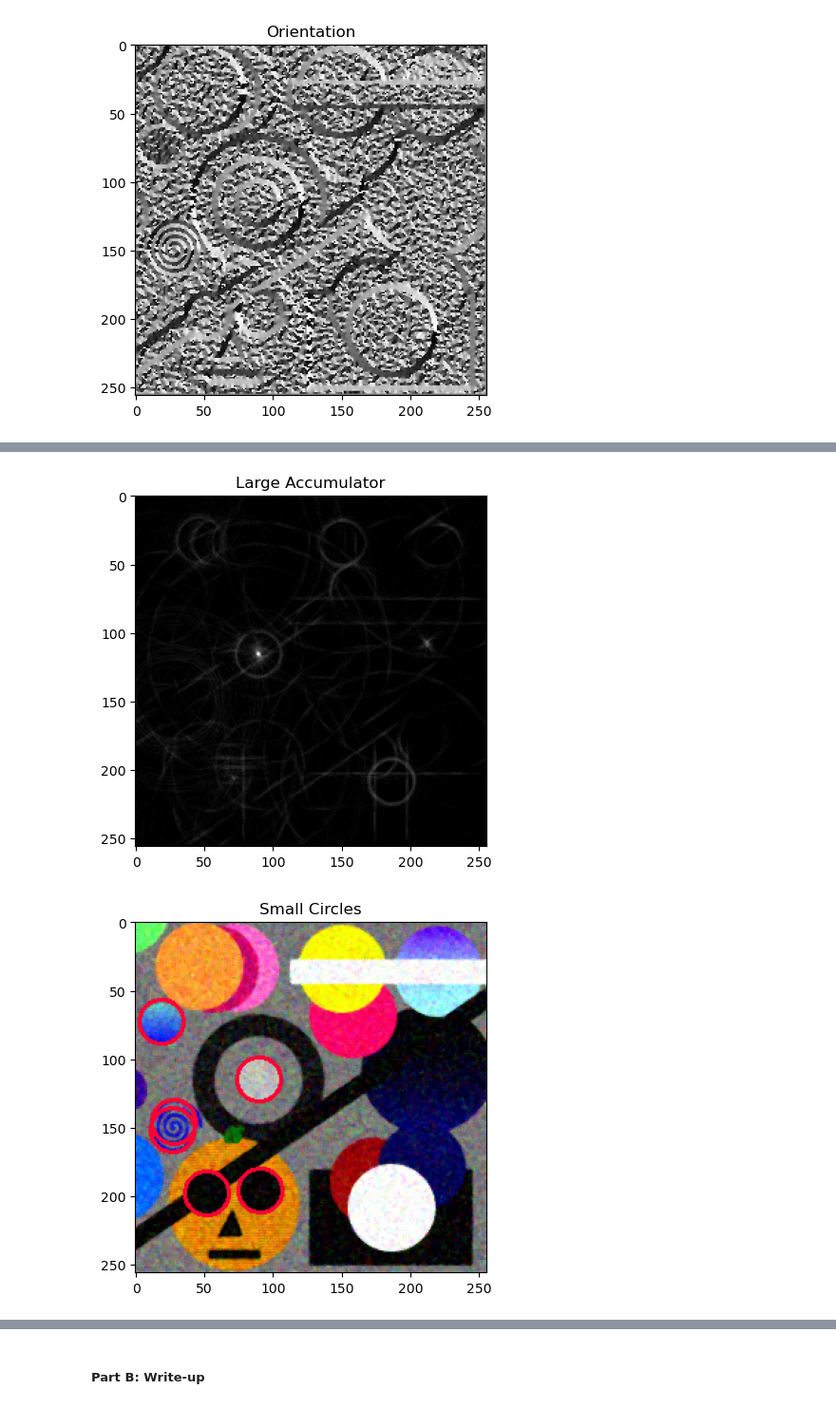
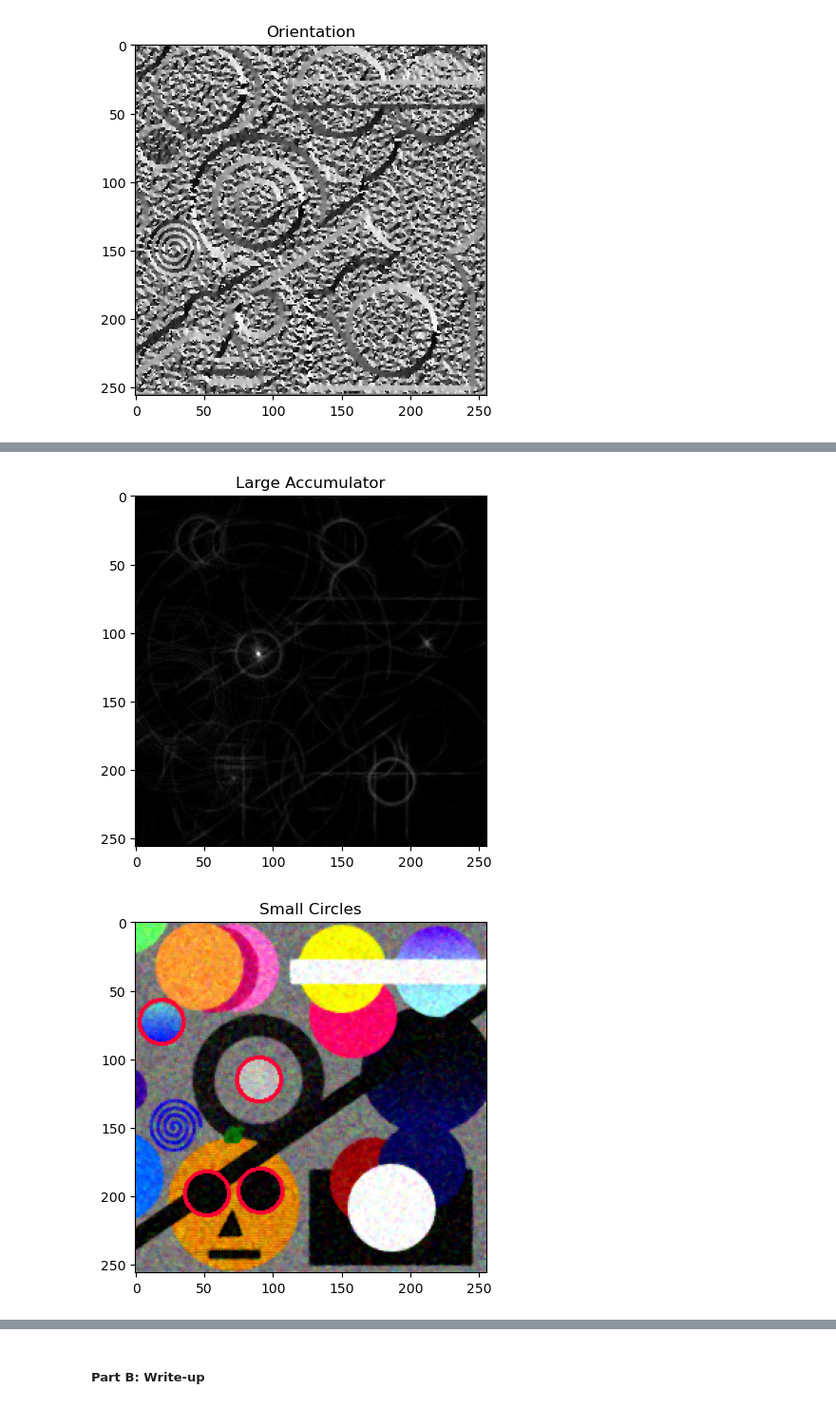
Before and after one commit to BrennanBertola/CS450, a Jupyter notebook: proj1-edges-hough/Project1-Edges-Hough.ipynb, the cells around one changed output, grey strips where cells are left out. Shown at 95% size. Drawn from its saved outputs; the diff is of its cells as text; code cells hidden in the pictures.

Commit message:
spiral done

```diff
--- a/proj1-edges-hough/Project1-Edges-Hough.ipynb
+++ b/proj1-edges-hough/Project1-Edges-Hough.ipynb
@@ -239,8 +245,13 @@ def voting(magnitude, radius, step=1):
                 radIndex += 1
     return accum
 
-def isSpiral(point):
-    pass
+def isSpiral(point, votes, radius):
+    workingSize = radius[point[2]]//4
+    section = votes[point[0]-workingSize:point[0]+workingSize+1, point[1]-workingSize:point[1]+workingSize+1, point[2]]
+    val = np.average(section)
+    if val > votes[point[0], point[1], point[2]]/4:
+        return True
+    return False
 
 radius = np.array([16, 32, 48])
 votes = voting(magnitude, radius)
@@ -257,36 +268,37 @@ votes[:,:,1][votes[:,:,1]<=threshM] = 0
 votes[:,:,2][votes[:,:,2]<=threshL] = 0
 
 outputS = np.copy(workImg)
 outputM = np.copy(workImg)
 outputL = np.copy(workImg)
 
 max = np.argmax(votes)
 max = np.unravel_index(max, votes.shape)
 while max != tuple((0,0,0)):
-    if isSpiral(max):
-        votes[max[0]-10:max[0]+11, max[1]-10:max[1]+11, max[2]] = 0
+    if isSpiral(max, votes, radius):
+        rad = radius[max[2]]
+        votes[max[0]-rad:max[0]+rad, max[1]-rad:max[1]+rad, max[2]] = 0
     elif max[2] == 0:
         outputS = cv2.circle(outputS, (max[0], max[1]), radius[max[2]], (1,0,.2), 2)
         votes[max[0]-5:max[0]+6, max[1]-5:max[1]+6, 0] = 0
     elif max[2] == 1:
         outputM = cv2.circle(outputM, (max[0], max[1]), radius[max[2]], (1,0,.2), 2)
         votes[max[0]-5:max[0]+6, max[1]-5:max[1]+6, 1] = 0
     else:
         outputL = cv2.circle(outputL, (max[0], max[1]), radius[max[2]], (1,0,.2), 2)
         votes[max[0]-5:max[0]+6, max[1]-5:max[1]+6, 2] = 0
     max = np.argmax(votes)
     max = np.unravel_index(max, votes.shape)
 
 
 plt.imshow(outputS, cmap='gray');plt.title("Small Circles");plt.show()
 plt.imshow(outputM, cmap='gray');plt.title("Med Circles");plt.show()
 plt.imshow(outputL, cmap='gray');plt.title("Large Circles");plt.show()
 # Be sure to show all of the figures required in the description above
 # %% [output]
 [figure]
 [figure]
 [figure]
-[figure, old version]
+[figure, new version]
 [figure]
 [figure]
 # %% [markdown]
```
Also changed, not shown: parts of 3 cells of this notebook.
